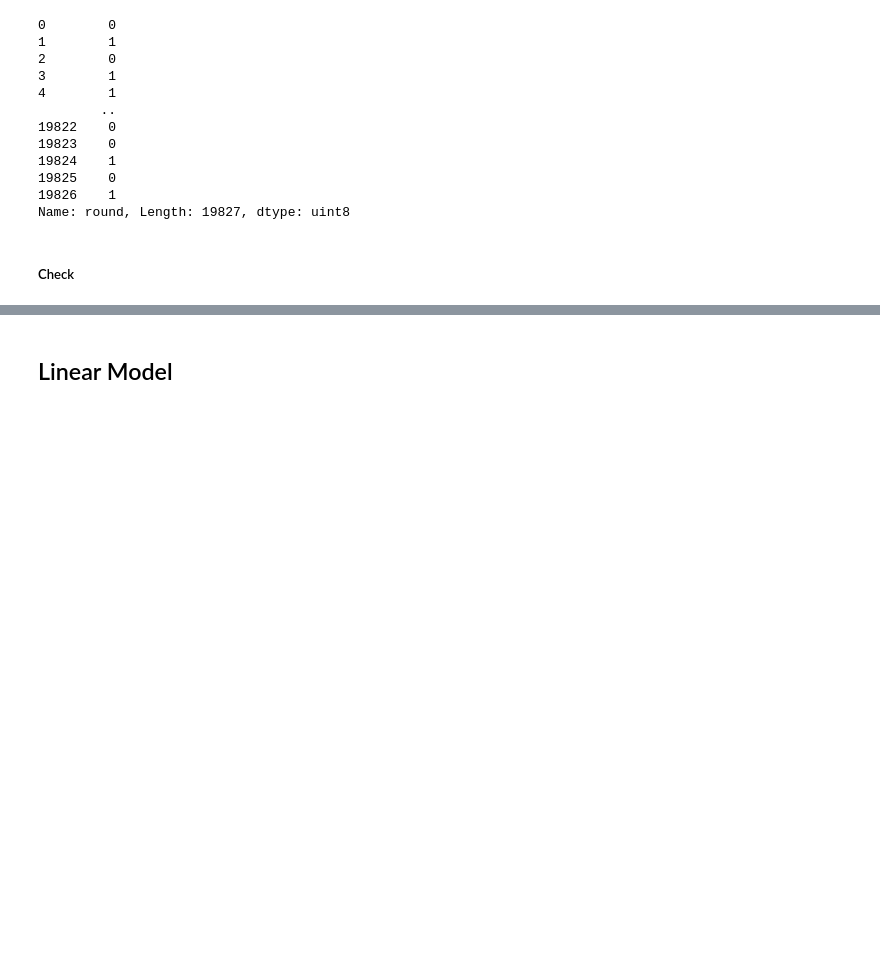
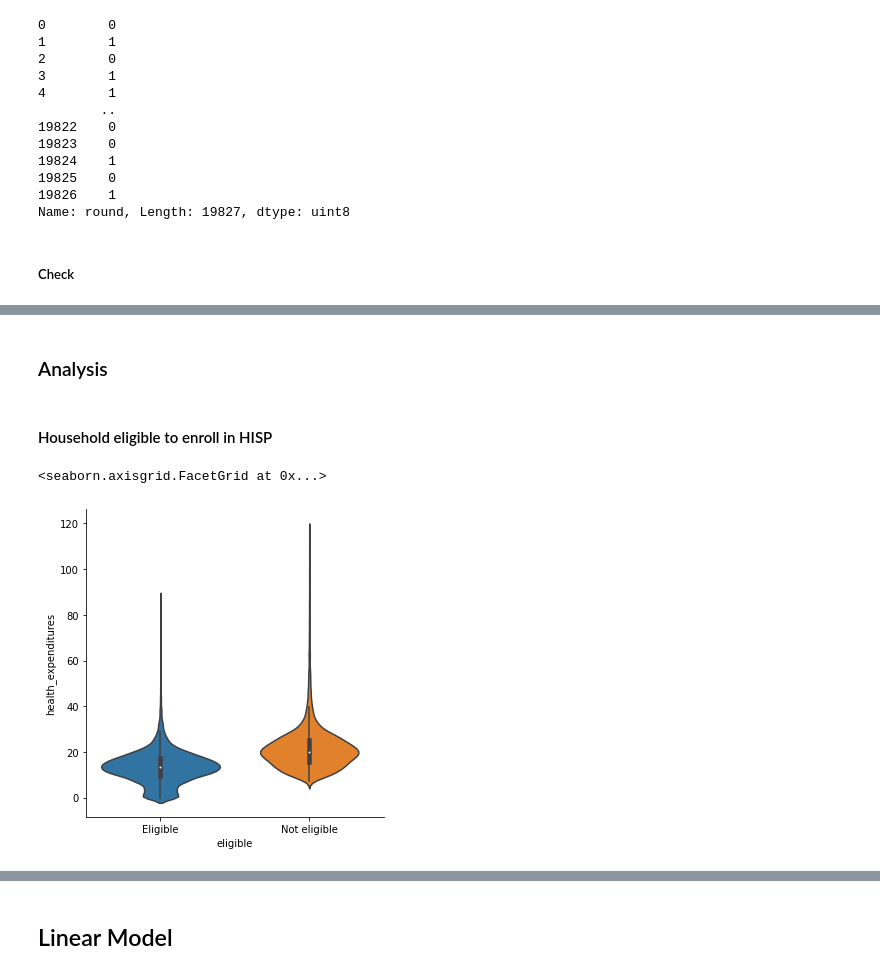
Before and after one commit to vdcmathieu/HISP_analysis, a Jupyter notebook: data_mining_final_project_garance_mathieu.ipynb, the cells around one changed output, grey strips where cells are left out. Saved outputs shown, nothing was run; the diff lists cells and outputs as text; code cells hidden in the pictures; blank space fills up the shorter version.

```diff
--- a/data_mining_final_project_garance_mathieu.ipynb
+++ b/data_mining_final_project_garance_mathieu.ipynb
@@ -419,0 +463,9 @@ OUr dataset (`encoded_df`) now only contains numerical (`uint8`, `int64`, or `fl
+# %% [markdown]
+### Analysis
+# %% [markdown]
+#### Household eligible to enroll in HISP
+# %%
+sns.catplot(x="eligible", y="health_expenditures", kind="violin", data=df)
+# %% [output]
+<seaborn.axisgrid.FacetGrid at 0x...>
+[figure, added]
```
Also changed, not shown: parts of 110 cells of this notebook.
